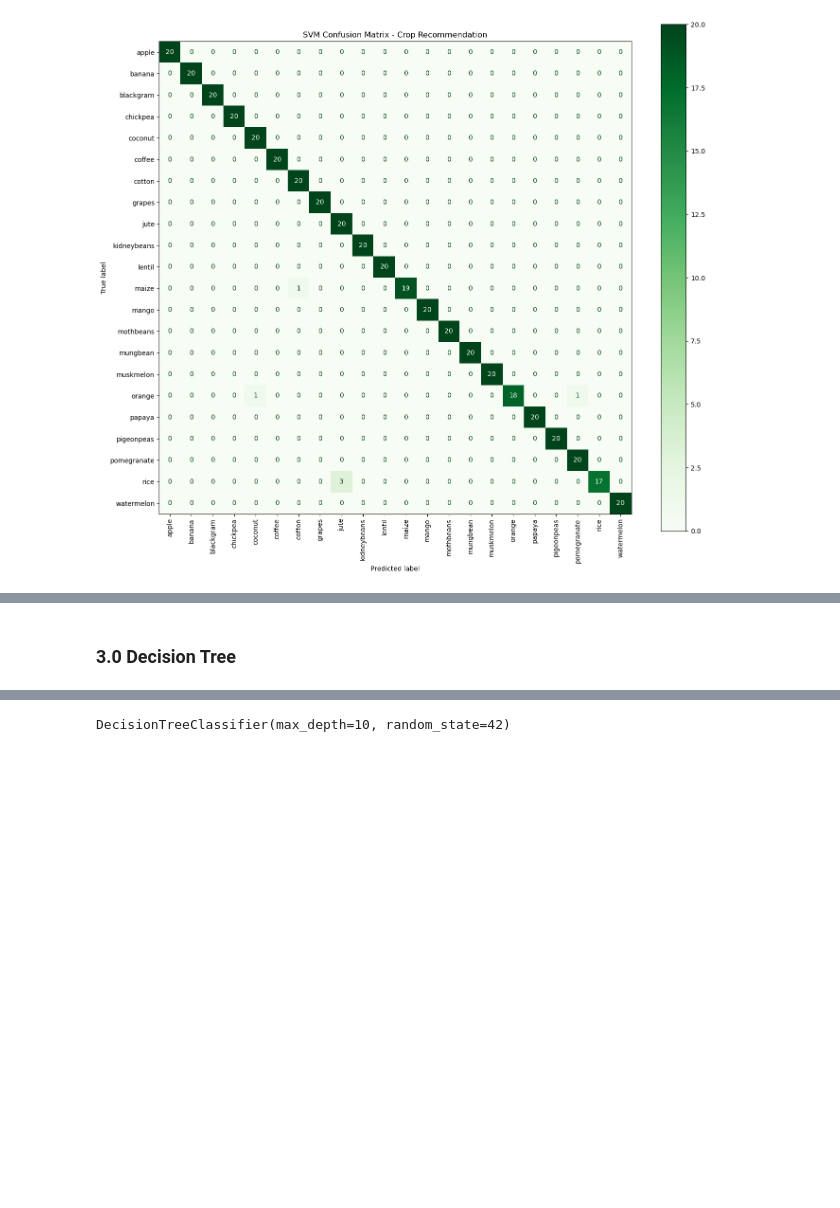
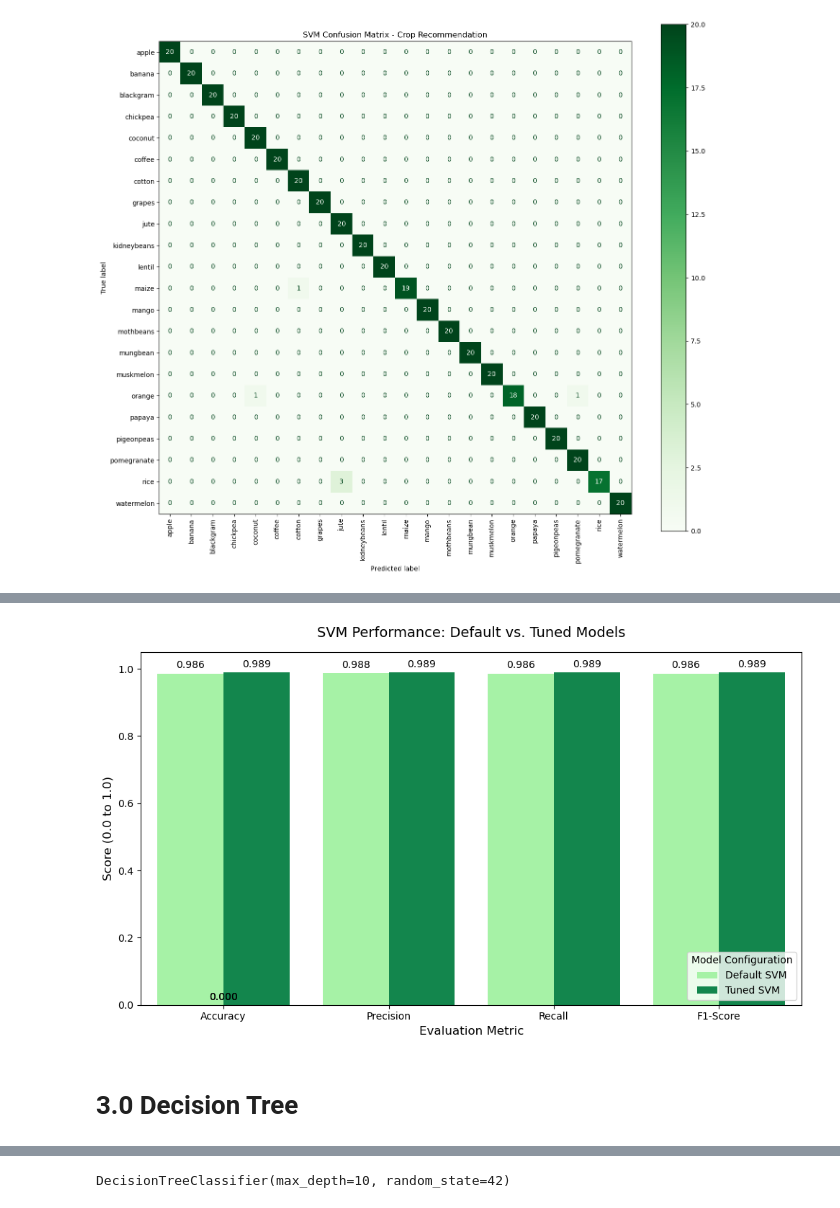
Before and after one commit to margarida-passos-cunha/machine-learning-project-group-e, a Jupyter notebook: notebooks/03_modelling.ipynb, the cells around one changed output, grey strips where cells are left out. Cells and saved outputs as stored; diff of their text form; code cells hidden in the pictures; blank space fills up the shorter version.

Commit message:
Update final version

```diff
--- a/notebooks/03_modelling.ipynb
+++ b/notebooks/03_modelling.ipynb
@@ -251,3 +568,47 @@ Raw SVM Confusion Matrix:
+# %%
+# Calculate metrics for both SVM versions
+metrics_default_svm = get_metrics(y_test, y_pred_default_svm)
+metrics_tuned_svm = get_metrics(y_test, y_pred_best_svm)
+
+metrics_names = ['Accuracy', 'Precision', 'Recall', 'F1-Score']
+
+plot_df_svm = pd.DataFrame({
+    'Metric': metrics_names * 2,
+    'Score': metrics_default_svm + metrics_tuned_svm,
+    'Model': ['Default SVM'] * 4 + ['Tuned SVM'] * 4
+})
+
+plt.figure(figsize=(10, 6))
+
+# Using a green color palette to match your previous SVM heatmap
+sns.barplot(
+    data=plot_df_svm,
+    x='Metric',
+    y='Score',
+    hue='Model',
+    palette=['#99FF99', '#00994D'] # Light green for default, bold green for tuned
+)
+
+# Formatting the chart
+plt.title('SVM Performance: Default vs. Tuned Models', fontsize=14, pad=15)
+plt.ylabel('Score (0.0 to 1.0)', fontsize=12)
+plt.xlabel('Evaluation Metric', fontsize=12)
+plt.ylim(0.0, 1.05)
+plt.legend(title='Model Configuration', loc='lower right')
+
+# Add the exact decimal numbers on top of the bars
+for p in plt.gca().patches:
+    plt.gca().annotate(f'{p.get_height():.3f}',
+                       (p.get_x() + p.get_width() / 2., p.get_height()),
+                       ha='center', va='center',
+                       xytext=(0, 8),
+                       textcoords='offset points',
+                       fontsize=10)
+
+plt.tight_layout()
+plt.show()
+# %% [output]
+[figure, added]
 # %% [markdown]
-### 3.0 Decision Tree
+# 3.0 Decision Tree
 # %% [markdown]
```
Also changed, not shown: parts of 103 cells of this notebook.
